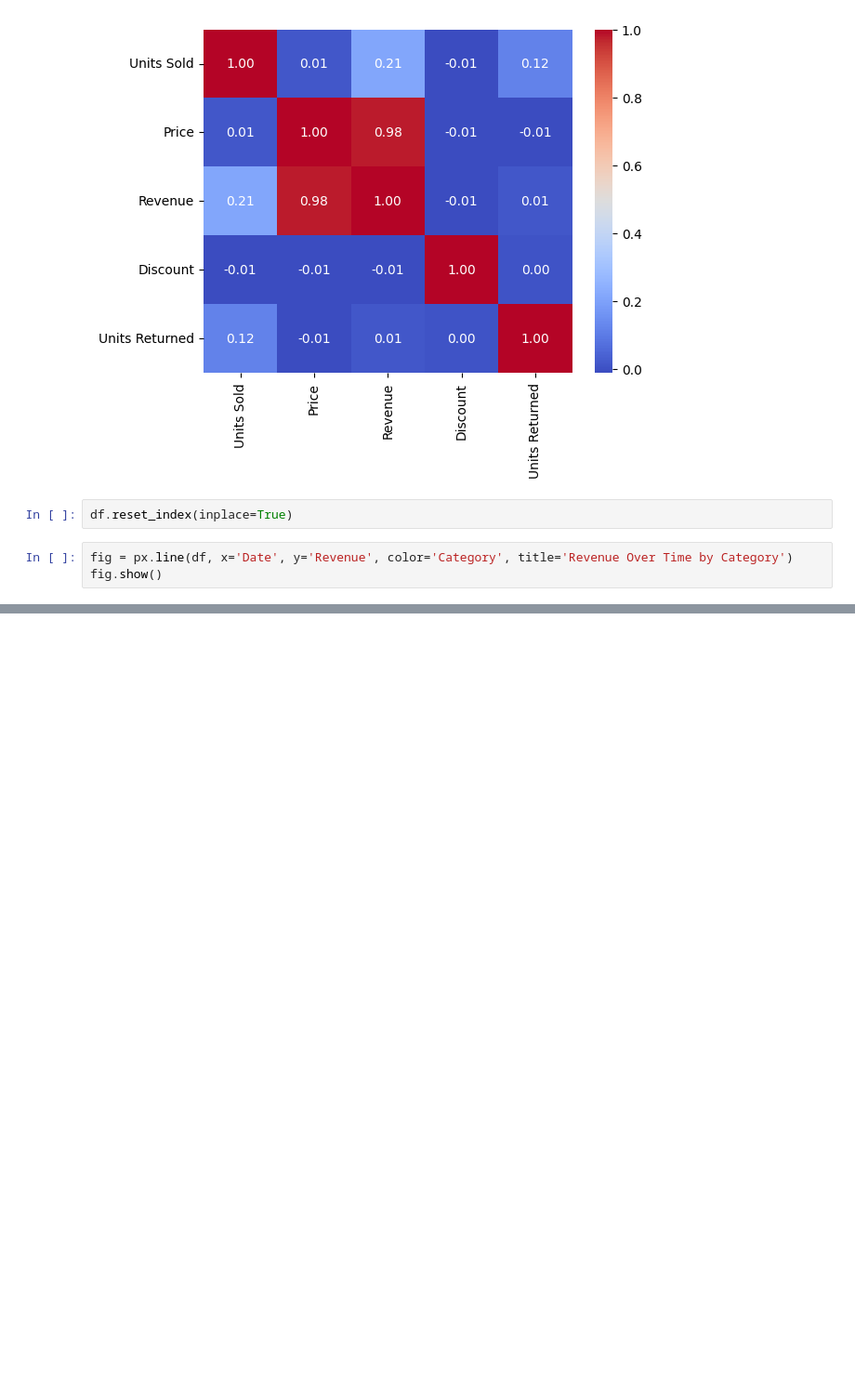
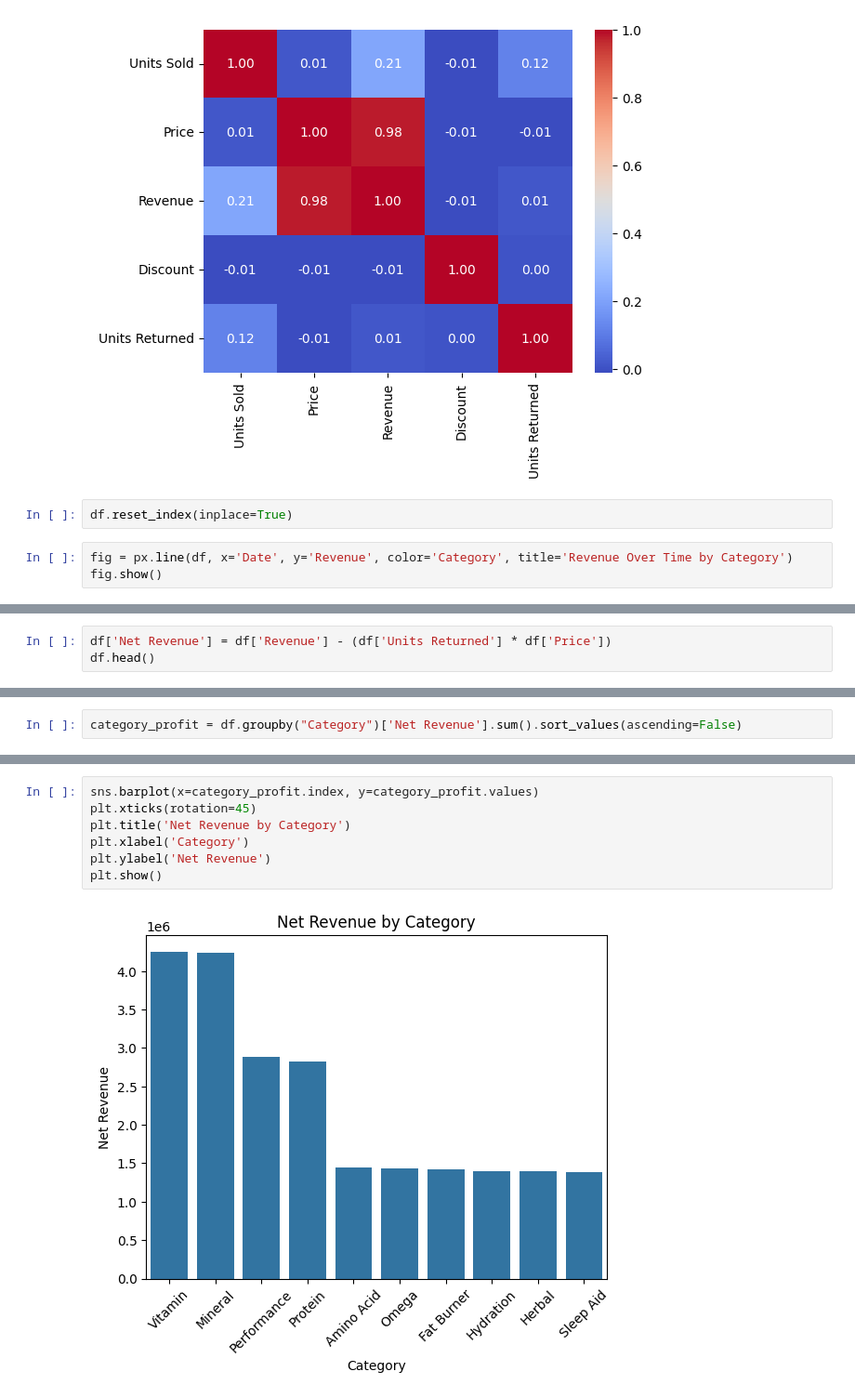
Before and after one commit to Mohamed-Shaheedullah/supplement-sales-EDA, a Jupyter notebook: supplement-sales-analysis.ipynb, the cells around one changed output, grey strips where cells are left out. Shown at 93% size. Cells and saved outputs as stored; diff of their text form; blank space fills up the shorter version.

```diff
--- a/supplement-sales-analysis.ipynb
+++ b/supplement-sales-analysis.ipynb
@@ -191,0 +242,3 @@ fig.show()
+# %%
+df['Net Revenue'] = df['Revenue'] - (df['Units Returned'] * df['Price'])
+df.head()
@@ -191,0 +252,2 @@ fig.show()
+# %%
+category_profit = df.groupby("Category")['Net Revenue'].sum().sort_values(ascending=False)
@@ -191,0 +269,9 @@ fig.show()
+# %%
+sns.barplot(x=category_profit.index, y=category_profit.values)
+plt.xticks(rotation=45)
+plt.title('Net Revenue by Category')
+plt.xlabel('Category')
+plt.ylabel('Net Revenue')
+plt.show()
+# %% [output]
+[figure, added]
```
Also changed, not shown: parts of 7 cells of this notebook.
